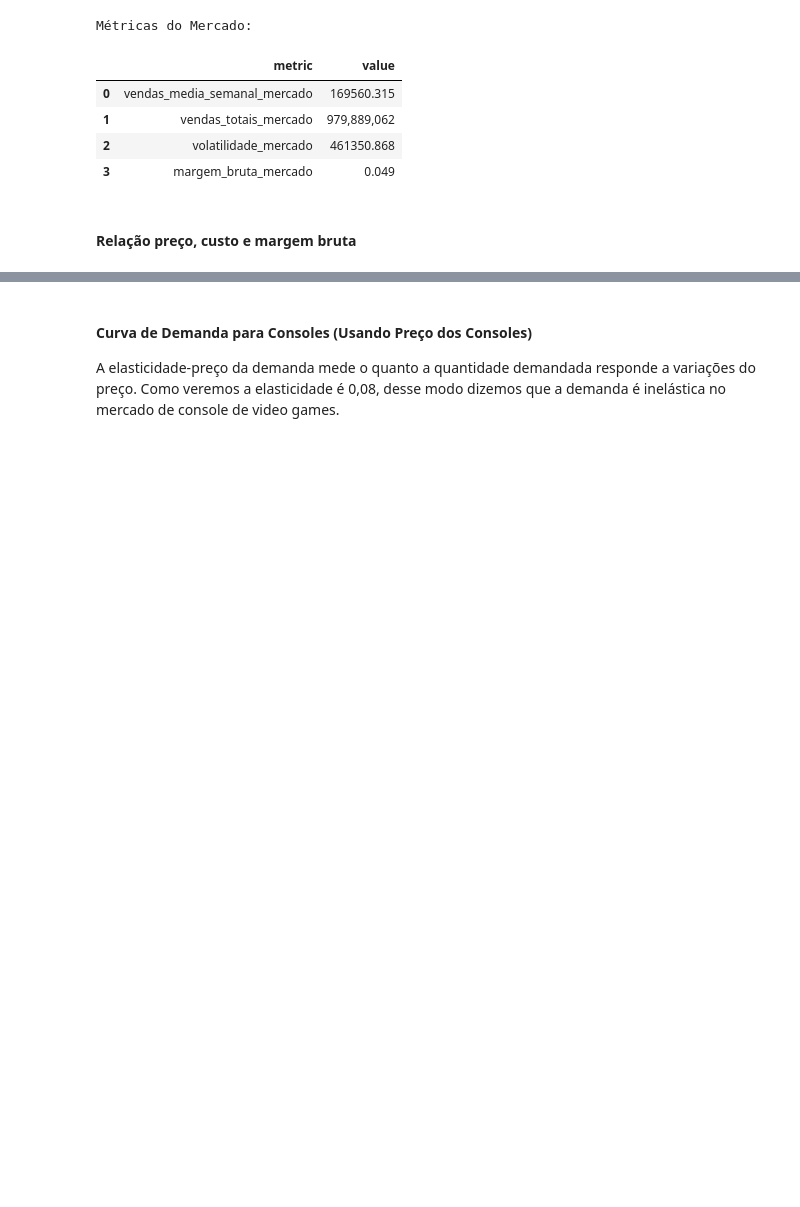
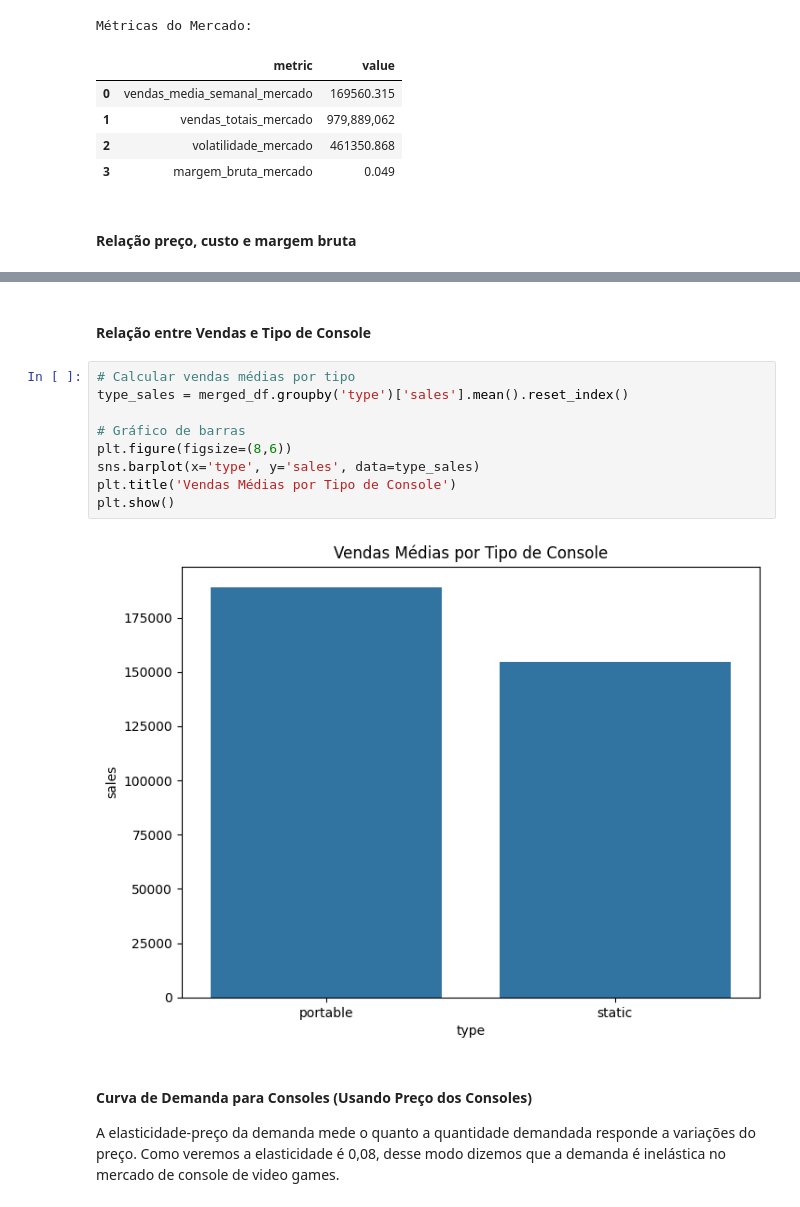
Before and after one commit to FramesPerStatistic/Console_Analyses, a Jupyter notebook: notebooks/estatisticas_basicas.ipynb, the cells around one changed output, grey strips where cells are left out. Drawn from its saved outputs; the diff is of its cells as text; blank space fills up the shorter version.

```diff
--- a/notebooks/estatisticas_basicas.ipynb
+++ b/notebooks/estatisticas_basicas.ipynb
@@ -150,3 +155,16 @@ plt.show()
+# %% [markdown]
+#### Relação entre Vendas e Tipo de Console
+# %%
+# Calcular vendas médias por tipo
+type_sales = merged_df.groupby('type')['sales'].mean().reset_index()
+
+# Gráfico de barras
+plt.figure(figsize=(8,6))
+sns.barplot(x='type', y='sales', data=type_sales)
+plt.title('Vendas Médias por Tipo de Console')
+plt.show()
+# %% [output]
+[figure, added]
 # %% [markdown]
 #### Curva de Demanda para Consoles (Usando Preço dos Consoles)
 A elasticidade-preço da demanda mede o quanto a quantidade demandada responde a variações do preço. Como veremos a elasticidade é 0,08, desse modo dizemos que a demanda é inelástica no mercado de console de video games.
```
Also changed, not shown: parts of 10 cells of this notebook.
